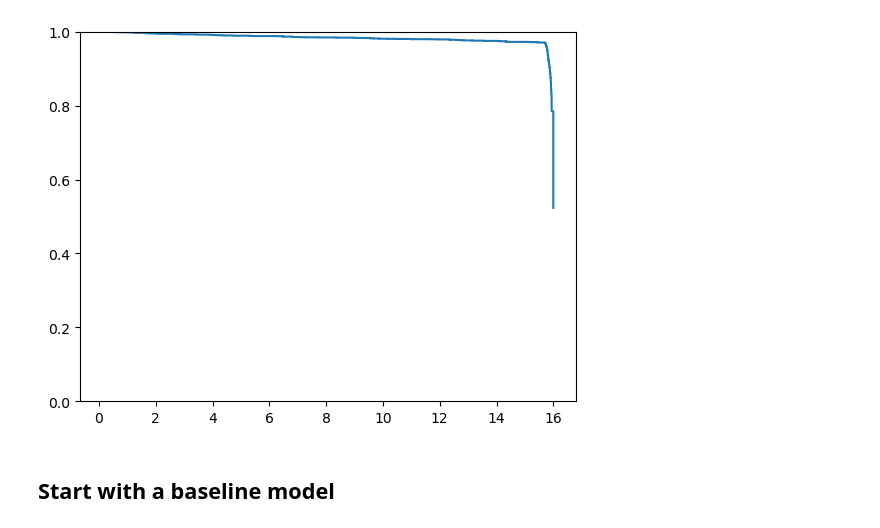
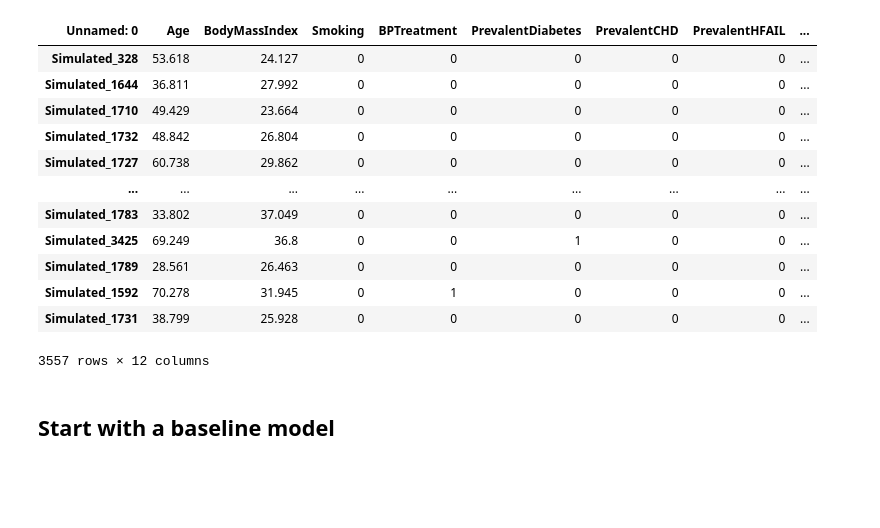
Before and after one commit to TristanFauvel/DreamHF, a Jupyter notebook: src/baseline.ipynb, the cells around one changed output. Drawn from its saved outputs; the diff is of its cells as text; code cells hidden in the pictures; blank space fills up the shorter version.

```diff
--- a/src/baseline.ipynb
+++ b/src/baseline.ipynb
@@ -35,14 +20,0 @@ readcounts_df_test = readcounts_processing_pipeline(readcounts_df_test)
-# %%
-from sksurv.nonparametric import kaplan_meier_estimator
-covariates = ['Sex=1', 'Age']
-X_train, X_test, y_train, y_test, test_sample_ids = prepare_train_test(pheno_df_train, pheno_df_test, covariates)
-
-x, y = kaplan_meier_estimator(y_train.Event, y_train.Event_time)
-
-plt.step(x, y, where="post")
-
-plt.ylim(0, 1)
-
-plt.show()
-# %% [output]
-[figure, removed]
@@ -49,3 +26,19 @@ plt.show()
+# %%
+pheno_df_train
+# %% [output]
+| Unnamed: 0 | Age | BodyMassIndex | Smoking | BPTreatment | PrevalentDiabetes | PrevalentCHD | PrevalentHFAIL | ... |
+| Simulated_328 | 53.618 | 24.127 | 0 | 0 | 0 | 0 | 0 | ... |
+| Simulated_1644 | 36.811 | 27.992 | 0 | 0 | 0 | 0 | 0 | ... |
+| Simulated_1710 | 49.429 | 23.664 | 0 | 0 | 0 | 0 | 0 | ... |
+| Simulated_1732 | 48.842 | 26.804 | 0 | 0 | 0 | 0 | 0 | ... |
+| Simulated_1727 | 60.738 | 29.862 | 0 | 0 | 0 | 0 | 0 | ... |
+| ... | ... | ... | ... | ... | ... | ... | ... | ... |
+| Simulated_1783 | 33.802 | 37.049 | 0 | 0 | 0 | 0 | 0 | ... |
+| Simulated_3425 | 69.249 | 36.8 | 0 | 0 | 1 | 0 | 0 | ... |
+| Simulated_1789 | 28.561 | 26.463 | 0 | 0 | 0 | 0 | 0 | ... |
+| Simulated_1592 | 70.278 | 31.945 | 0 | 1 | 0 | 0 | 0 | ... |
+| Simulated_1731 | 38.799 | 25.928 | 0 | 0 | 0 | 0 | 0 | ... |
+3557 rows × 12 columns
 # %% [markdown]
 ## Start with a baseline model
 # %%
```
Also changed, not shown: parts of 30 cells of this notebook, 13 other files.
